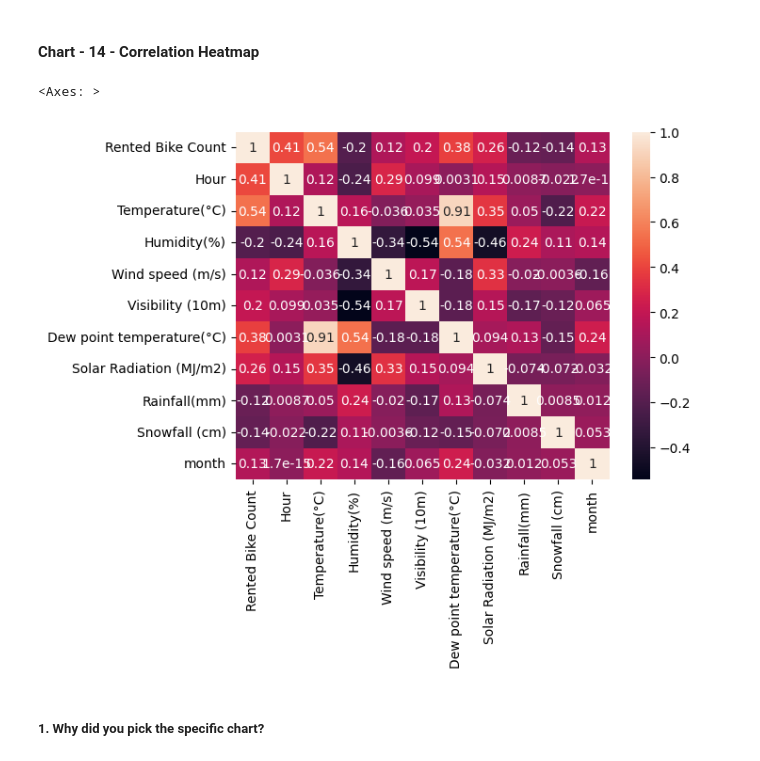
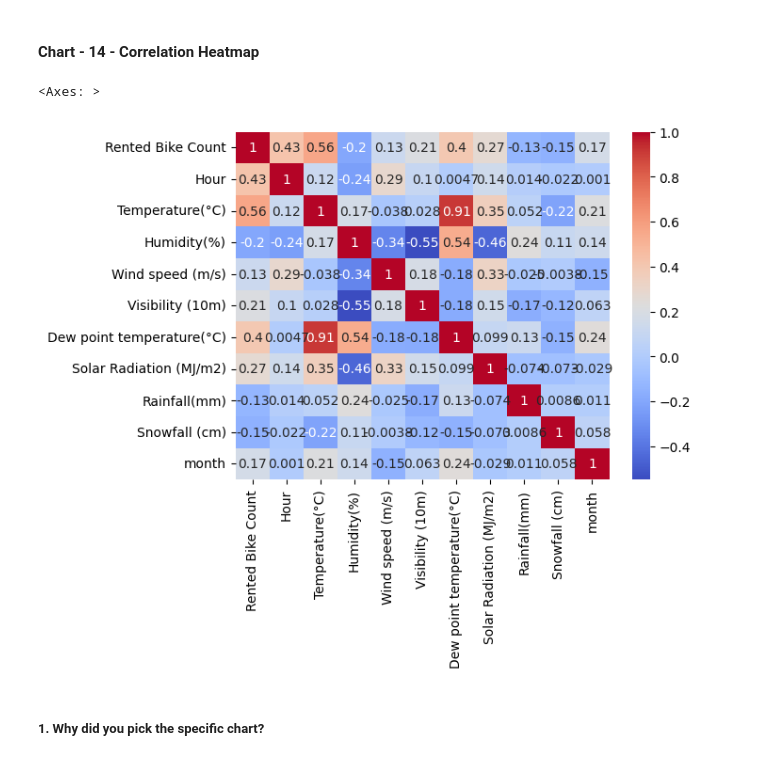
Before and after one commit to lakshay170/ML_bike_demand, a Jupyter notebook: Project.ipynb, the cells around one changed output. Cells and saved outputs as stored; diff of their text form; code cells hidden in the pictures.

```diff
--- a/Project.ipynb
+++ b/Project.ipynb
@@ -259,3 +265,9 @@ df.drop(['Date'],axis=1,inplace=True)
+# %%
+# On non functioning day 0 bikes were rented ,therefore dropping 'no' entries of the 'functioning day' column
+df=df.drop(df[df['Functioning Day'] == 'No'].index)
+# %%
+# 'Functioning Day' column has only one value ie yes, dropping functioning day column
+df=df.drop(['Functioning Day'], axis = 1)
 # %%
 # Separating numerical dats & categorical data
 numerical_data=list(set(df.describe().columns)-{'Hour','month'})
@@ -441,10 +474,10 @@ Answer Here
 #### Chart - 14 - Correlation Heatmap
 # %%
 # Correlation Heatmap visualization code
-sns.heatmap(df.corr(),annot=True)
+sns.heatmap(df.corr(),annot=True,cmap='coolwarm')
 # %% [output]
 <Axes: >
-[figure, old version]
+[figure, new version]
 # %% [markdown]
 ##### 1. Why did you pick the specific chart?
 # %% [markdown]
```
Also changed, not shown: parts of 37 cells of this notebook.
